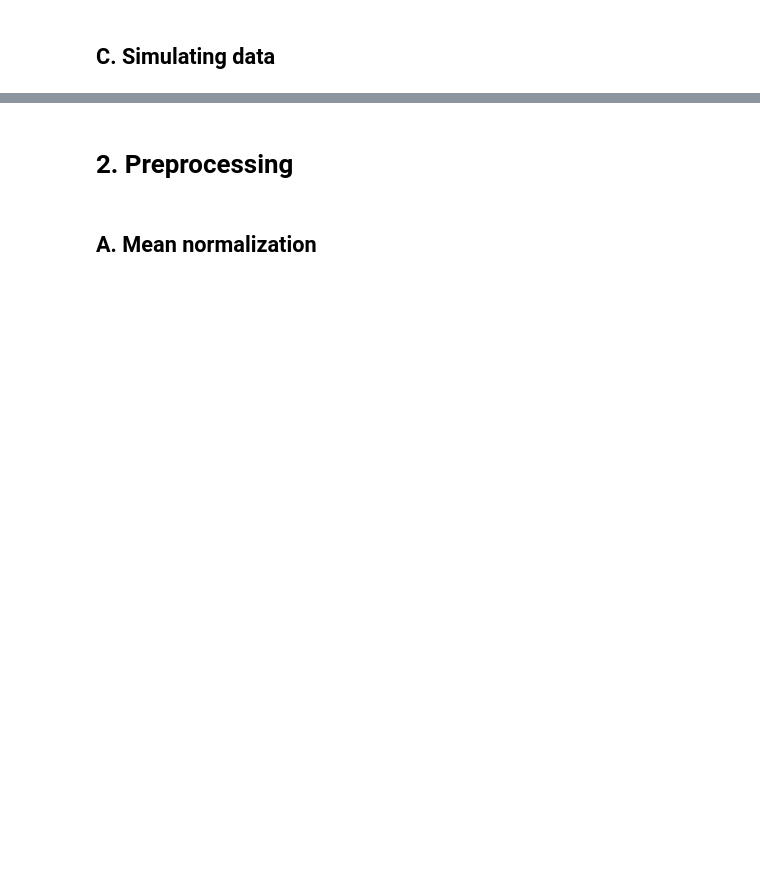
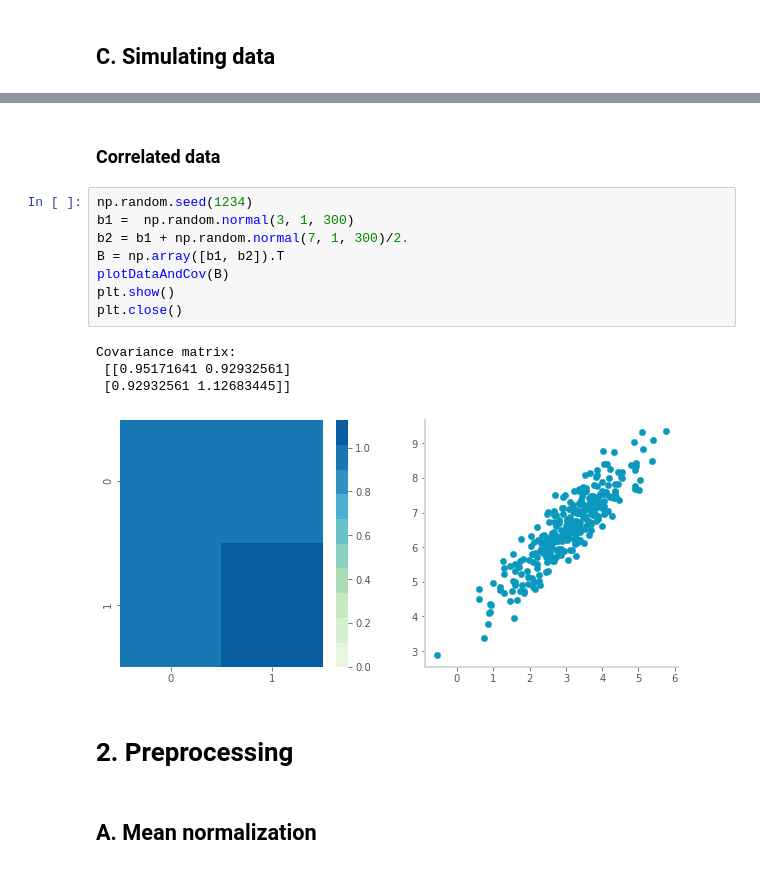
Before and after one commit to GAnagno/Dimensionality-Reduction, a Jupyter notebook: Preprocessing Tutorial.ipynb, the cells around one changed output, grey strips where cells are left out. Cells and saved outputs as stored; diff of their text form; blank space fills up the shorter version.

```diff
--- a/Preprocessing Tutorial.ipynb
+++ b/Preprocessing Tutorial.ipynb
@@ -20,3 +115,18 @@ plt.rcParams['axes.linewidth'] = 2
+# %% [markdown]
+### Correlated data
+# %%
+np.random.seed(1234)
+b1 =  np.random.normal(3, 1, 300)
+b2 = b1 + np.random.normal(7, 1, 300)/2.
+B = np.array([b1, b2]).T
+plotDataAndCov(B)
+plt.show()
+plt.close()
+# %% [output]
+Covariance matrix:
+ [[0.95171641 0.92932561]
+ [0.92932561 1.12683445]]
+[figure, added]
 # %% [markdown]
 # 2. Preprocessing
 # %% [markdown]
```
Also changed, not shown: parts of 44 cells of this notebook.
